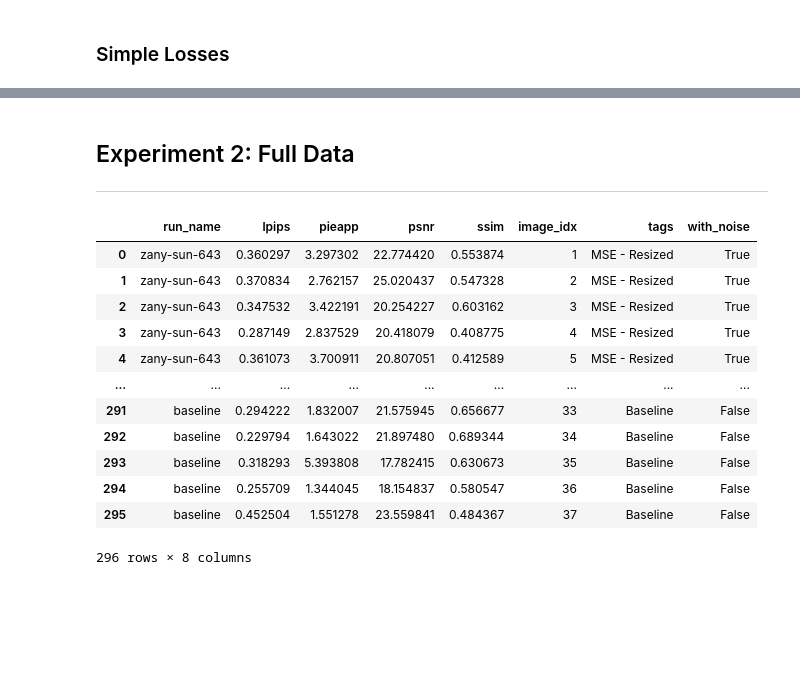
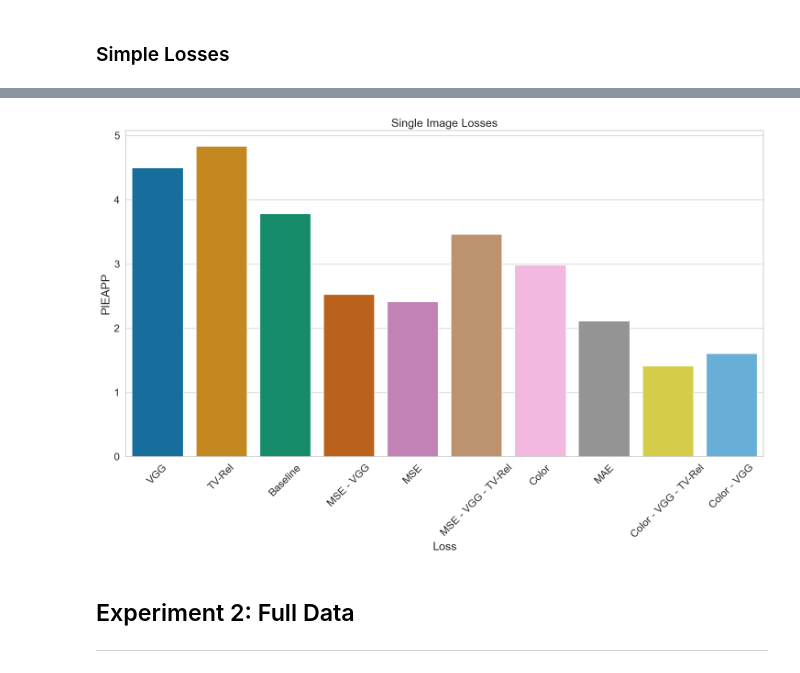
Before and after one commit to mikasenghaas/sillystill, a Jupyter notebook: notebooks/5.0-results.ipynb, the cells around one changed output, grey strips where cells are left out. Saved outputs shown, nothing was run; the diff lists cells and outputs as text; code cells hidden in the pictures; blank space fills up the shorter version.

```diff
--- a/notebooks/5.0-results.ipynb
+++ b/notebooks/5.0-results.ipynb
@@ -44,7 +44,7 @@ print(f"✅ Loaded {len(runs)} runs from W&B ({WANDB_ENTITY}/{WANDB_PROJECT})")
 
 ---
 # %%
-def load_results(path, runs):
+def load_single_results(path, runs):
     data = pd.read_csv(path)
 
     baselines_cols = ["baseline_lpips", "baseline_psnr", "baseline_ssim", "baseline_pieapp"]
@@ -117,0 +75,14 @@ single_image.sort_values("ssim", ascending=False)
+# %%
+single_image_raw = load_single_results("outputs/single-image.csv", runs)
+
+# Split tags into resize and loss column
+single_image_raw["resize"] = single_image_raw["tags"].apply(lambda x: int("Resized" in x))
+single_image_raw["loss"] = single_image_raw["tags"].apply(lambda x: x.replace("- Resized", "").strip())
+
+# Make noise column boolean
+single_image_raw["with_noise"] = single_image_raw["with_noise"].astype(int)
+
+# Sort by loss
+single_image = single_image_raw.drop(columns=["tags"])
+single_image.sort_values(by="ssim", inplace=True, ascending=False)
+single_image[single_image['resize'] == 1].round(2)
@@ -118,3 +125,36 @@ single_image.sort_values("ssim", ascending=False)
+# %%
+# Simple plot for losses with no resizing and no noise
+
+def plot_losses(data, title, y_value, x_label, with_noise=0, resize=0, save_path=None, ylim = None, cutoff=0):
+    data = data[data["resize"] == resize]
+    data = data[data["with_noise"] == with_noise]
+    data = data.drop(columns=["resize", "with_noise"])
+
+    plt.figure(figsize=(15, 10))
+    sns.set_theme(style="whitegrid")
+    sns.set_context("notebook", font_scale=1.5)
+    sns.set_palette("colorblind")
+
+    # Remove bottom 3 performing models
+    data = data.iloc[cutoff:]
+
+    ax = sns.barplot(data=data, x="loss", y=y_value, hue="run_name")
+    ax.set_title(title)
+    ax.set_ylabel(y_value.upper())
+    ax.set_xlabel(x_label)
+    ax.legend().remove()
+    if ylim:
+        plt.ylim(ylim)
+    plt.xticks(rotation=45)
+    plt.tight_layout()
+
+    if save_path:
+        plt.savefig(save_path)
+    plt.show()
+
+plot_losses(single_image, "Single Image Losses", "pieapp", "Loss", with_noise=0, cutoff=1) # "outputs/single-image-losses.png")
+# %% [output]
+[figure, added]
 # %%
 # TODO: Do some plotting here
 
@@ -151,20 +191,3 @@ def load_results(path, runs):
     data = data.drop(columns=baselines_cols)
 
     return pd.concat([data, baselines], axis=0).reset_index(drop=True)
-# %%
-full_data = load_results("outputs/full-data.csv", runs)
-full_data
-# %% [output]
-|  | run_name | lpips | pieapp | psnr | ssim | image_idx | tags | with_noise |
-| 0 | zany-sun-643 | 0.360297 | 3.297302 | 22.774420 | 0.553874 | 1 | MSE - Resized | True |
-| 1 | zany-sun-643 | 0.370834 | 2.762157 | 25.020437 | 0.547328 | 2 | MSE - Resized | True |
-| 2 | zany-sun-643 | 0.347532 | 3.422191 | 20.254227 | 0.603162 | 3 | MSE - Resized | True |
-| 3 | zany-sun-643 | 0.287149 | 2.837529 | 20.418079 | 0.408775 | 4 | MSE - Resized | True |
-| 4 | zany-sun-643 | 0.361073 | 3.700911 | 20.807051 | 0.412589 | 5 | MSE - Resized | True |
-| ... | ... | ... | ... | ... | ... | ... | ... | ... |
-| 291 | baseline | 0.294222 | 1.832007 | 21.575945 | 0.656677 | 33 | Baseline | False |
-| 292 | baseline | 0.229794 | 1.643022 | 21.897480 | 0.689344 | 34 | Baseline | False |
-| 293 | baseline | 0.318293 | 5.393808 | 17.782415 | 0.630673 | 35 | Baseline | False |
-| 294 | baseline | 0.255709 | 1.344045 | 18.154837 | 0.580547 | 36 | Baseline | False |
-| 295 | baseline | 0.452504 | 1.551278 | 23.559841 | 0.484367 | 37 | Baseline | False |
-296 rows × 8 columns
```
Also changed, not shown: parts of 10 cells of this notebook, 54 other files.
